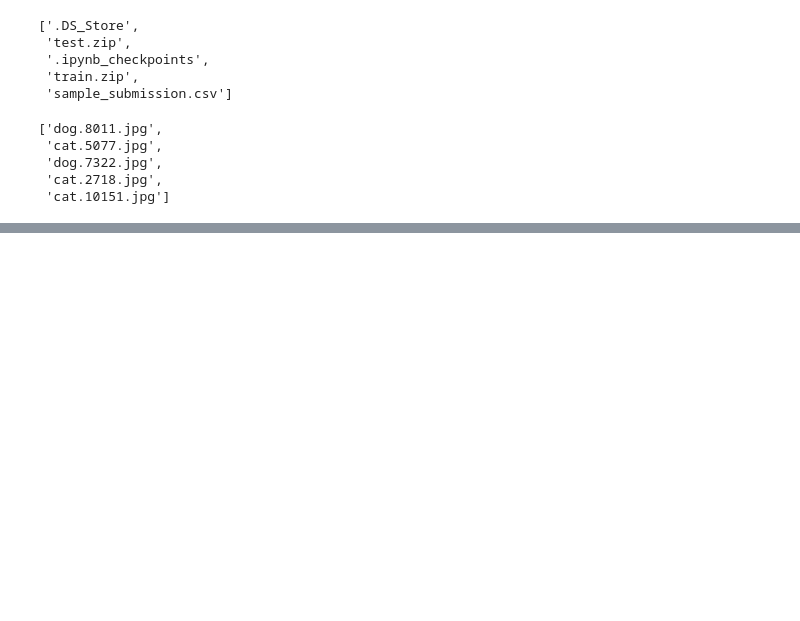
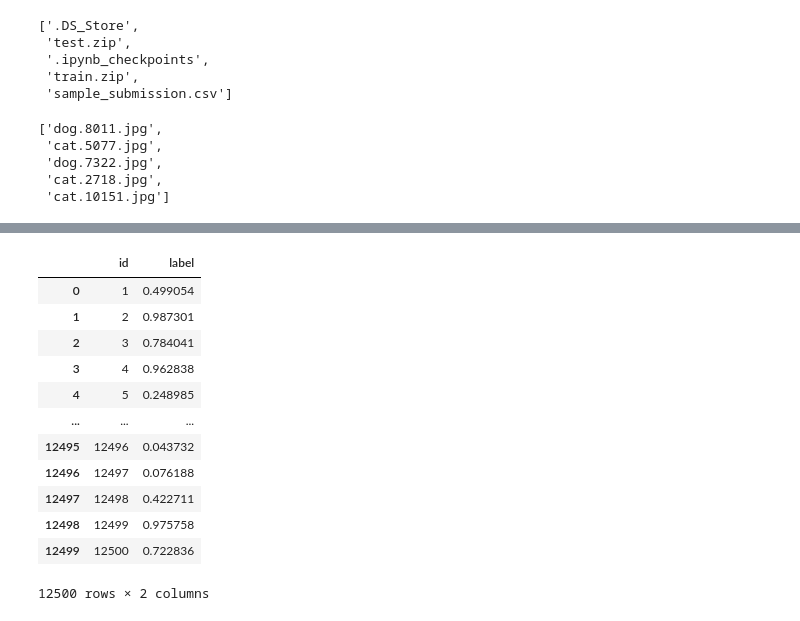
Before and after one commit to SeolJaeHyeok/2021-1_DS, a Jupyter notebook: 소스코드/Project/input/Final_Project_CNN.ipynb, the cells around one changed output, grey strips where cells are left out. Drawn from its saved outputs; the diff is of its cells as text; code cells hidden in the pictures; blank space fills up the shorter version.

```diff
--- a/소스코드/Project/input/Final_Project_CNN.ipynb
+++ b/소스코드/Project/input/Final_Project_CNN.ipynb
@@ -63,0 +336,16 @@ os.listdir(train_dir)[:5]
+# %%
+submission
+# %% [output]
+|  | id | label |
+| 0 | 1 | 0.499054 |
+| 1 | 2 | 0.987301 |
+| 2 | 3 | 0.784041 |
+| 3 | 4 | 0.962838 |
+| 4 | 5 | 0.248985 |
+| ... | ... | ... |
+| 12495 | 12496 | 0.043732 |
+| 12496 | 12497 | 0.076188 |
+| 12497 | 12498 | 0.422711 |
+| 12498 | 12499 | 0.975758 |
+| 12499 | 12500 | 0.722836 |
+12500 rows × 2 columns
```
Also changed, not shown: parts of 24 cells of this notebook, 1 other file.
